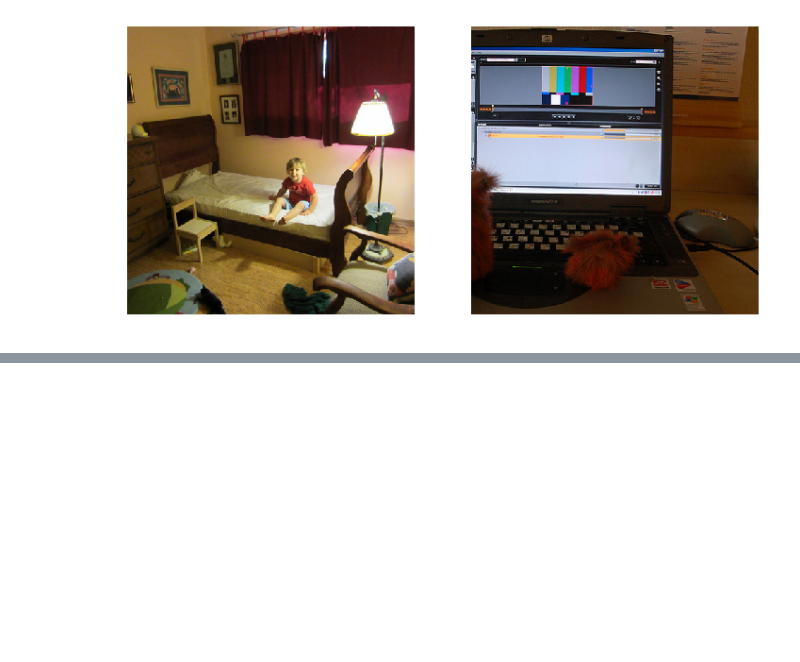
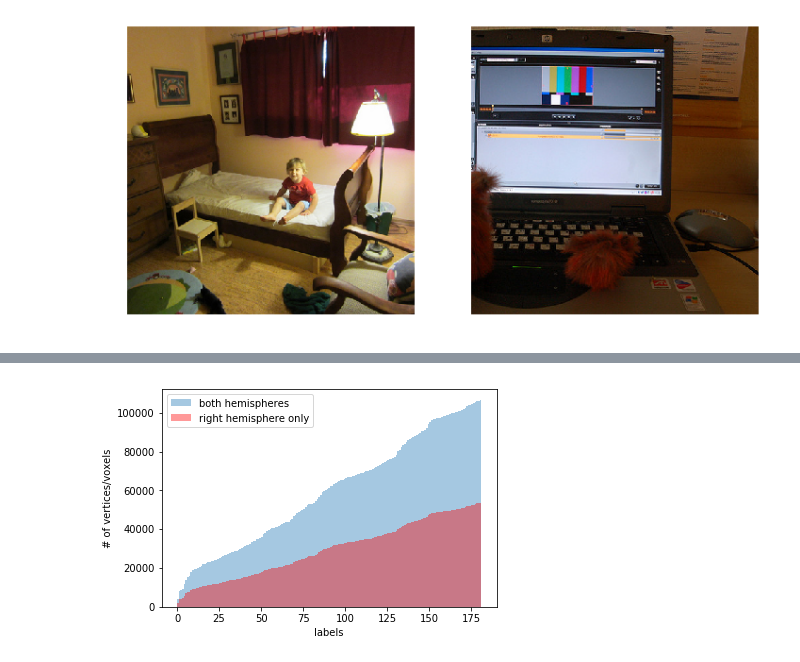
Before and after one commit to tknapen/nsd_access, a Jupyter notebook: tryout.ipynb, the cells around one changed output, grey strips where cells are left out. Saved outputs shown, nothing was run; the diff lists cells and outputs as text; code cells hidden in the pictures; blank space fills up the shorter version.

Commit message:
partially tested the new roi and mapper functionality. see notebook for progress

```diff
--- a/tryout.ipynb
+++ b/tryout.ipynb
@@ -94,0 +129,38 @@ index created!
+# %%
+# get surface-based or volume-based atlas values and their mapping
+# for now, demoing volume for lack of surface mapper results
+
+atlas = 'HCP_MMP1'
+mmp1, atlas_mapping = nsda.read_atlas_results(subject='subj01',
+                               atlas=atlas,
+                               data_format='func1pt8mm')
+plt.hist(mmp1.ravel(),
+         range=[0,int(np.max(mmp1))+1],
+         bins=int(np.max(mmp1))+1,
+         alpha=0.4,
+         cumulative=True,
+         label='both hemispheres');
+
+# or, only get the right hemisphere
+mmp1_rh, atlas_mapping_rh = nsda.read_atlas_results(subject='subj01',
+                               atlas=f'rh.{atlas}',
+                               data_format='func1pt8mm')
+plt.hist(mmp1_rh.ravel(),
+         range=[0,int(np.max(mmp1))+1],
+         bins=int(np.max(mmp1))+1,
+         alpha=0.4,
+         color='r',
+         cumulative=True,
+         label='right hemisphere only');
+plt.gca().set_xlabel('labels')
+plt.gca().set_ylabel('# of vertices/voxels')
+plt.legend()
+
+# easy to make, for example, V1 mask:
+v1_mask = (mmp1 == atlas_mapping['V1'])
+# or rh V1 mask
+v1_mask_rh = (mmp1_rh == atlas_mapping_rh['V1'])
+
+# print(atlas_mapping)
+# %% [output]
+[figure, added]
```
Also changed, not shown: parts of 11 cells of this notebook, 1 other file.
